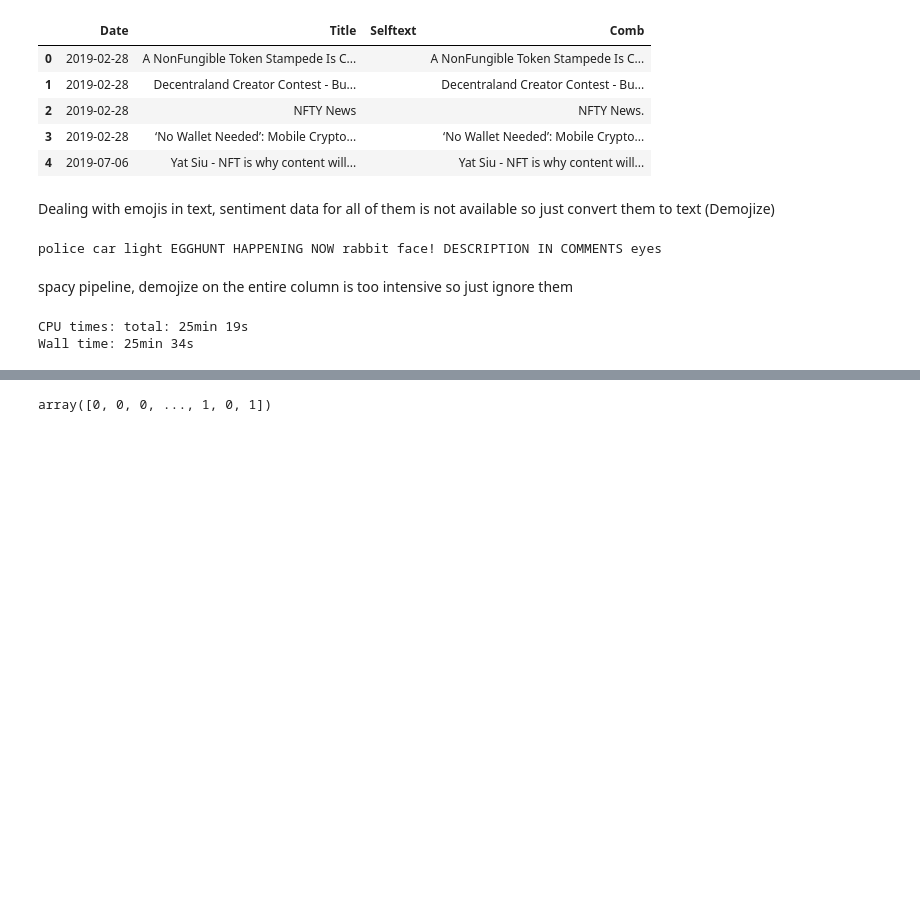
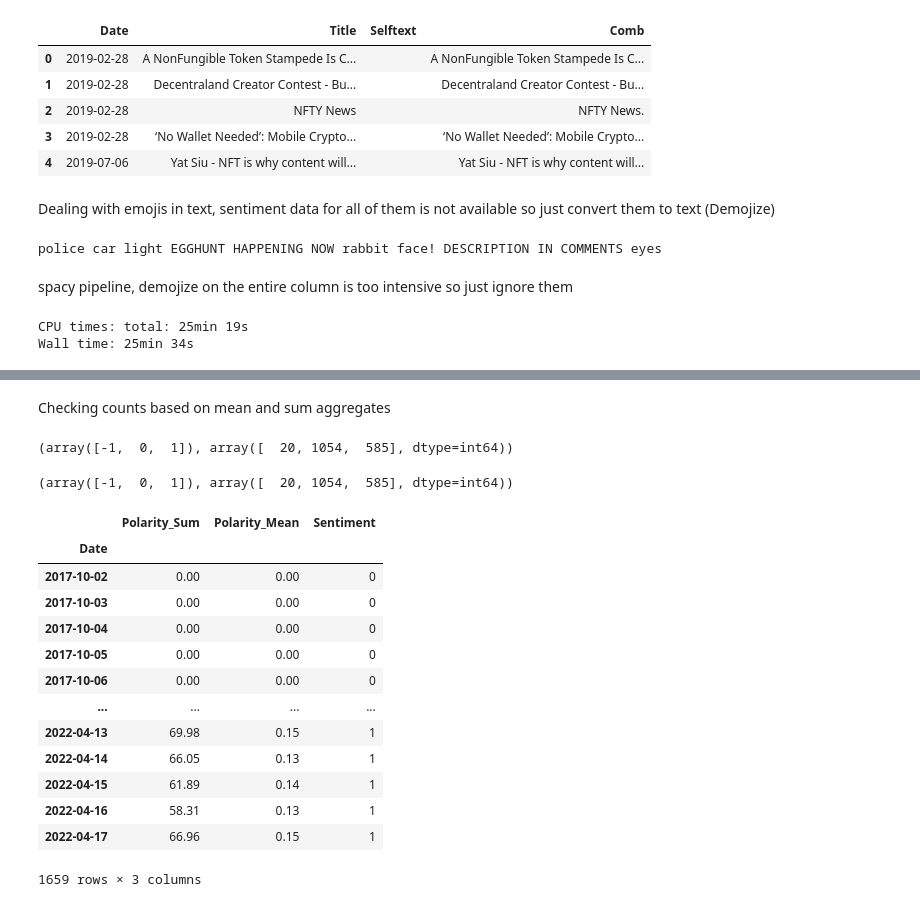
Before and after one commit to amicha02/ape_mining, a Jupyter notebook: notebooks/4.0-mw-sentiment.ipynb, the cells around one changed output, grey strips where cells are left out. Drawn from its saved outputs; the diff is of its cells as text; code cells hidden in the pictures; blank space fills up the shorter version.

```diff
--- a/notebooks/4.0-mw-sentiment.ipynb
+++ b/notebooks/4.0-mw-sentiment.ipynb
@@ -192,7 +208,37 @@ ValueError: Length mismatch: Expected axis has 267722 elements, new values have
+# %% [markdown]
+Checking counts based on mean and sum aggregates
+# %%
+conditions = (pol_df["Polarity_Sum"] < 0.0, pol_df["Polarity_Sum"] == 0.0, pol_df["Polarity_Sum"] > 0.0)
+choices = (-1, 0, 1)
+
+np.unique(np.select(conditions, choices, default=0), return_counts=True)
+# %% [output]
+(array([-1,  0,  1]), array([  20, 1054,  585], dtype=int64))
+# %%
+conditions = (pol_df["Polarity_Mean"] < 0.0, pol_df["Polarity_Mean"] == 0.0, pol_df["Polarity_Mean"] > 0.0)
+choices = (-1, 0, 1)
+
+np.unique(np.select(conditions, choices, default=0), return_counts=True)
+# %% [output]
+(array([-1,  0,  1]), array([  20, 1054,  585], dtype=int64))
 # %%
-conditions = (df["Polarity"] < 0.0, df["Polarity"] == 0.0, df["Polarity"] > 0.0)
+conditions = (pol_df["Polarity_Mean"] < 0.0, pol_df["Polarity_Mean"] == 0.0, pol_df["Polarity_Mean"] > 0.0)
 choices = (-1, 0, 1)
 
-np.select(conditions, choices, default=0)
+pol_df["Sentiment"] = np.select(conditions, choices, default=0)
+pol_df
 # %% [output]
+|  | Polarity_Sum | Polarity_Mean | Sentiment |
+| Date |  |  |  |
+| 2017-10-02 | 0.00 | 0.00 | 0 |
+| 2017-10-03 | 0.00 | 0.00 | 0 |
+| 2017-10-04 | 0.00 | 0.00 | 0 |
+| 2017-10-05 | 0.00 | 0.00 | 0 |
+| 2017-10-06 | 0.00 | 0.00 | 0 |
+| ... | ... | ... | ... |
+| 2022-04-13 | 69.98 | 0.15 | 1 |
+| 2022-04-14 | 66.05 | 0.13 | 1 |
+| 2022-04-15 | 61.89 | 0.14 | 1 |
+| 2022-04-16 | 58.31 | 0.13 | 1 |
+| 2022-04-17 | 66.96 | 0.15 | 1 |
-array([0, 0, 0, ..., 1, 0, 1])
+1659 rows × 3 columns
```
Also changed, not shown: parts of 11 cells of this notebook, 2 other files.
